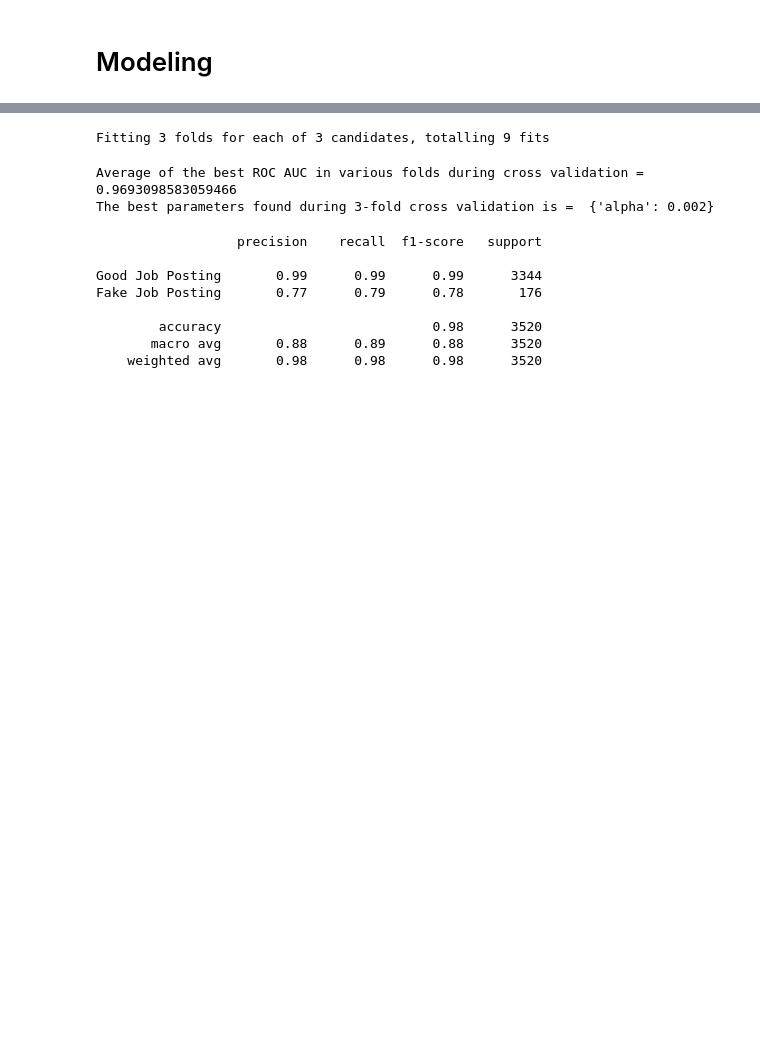
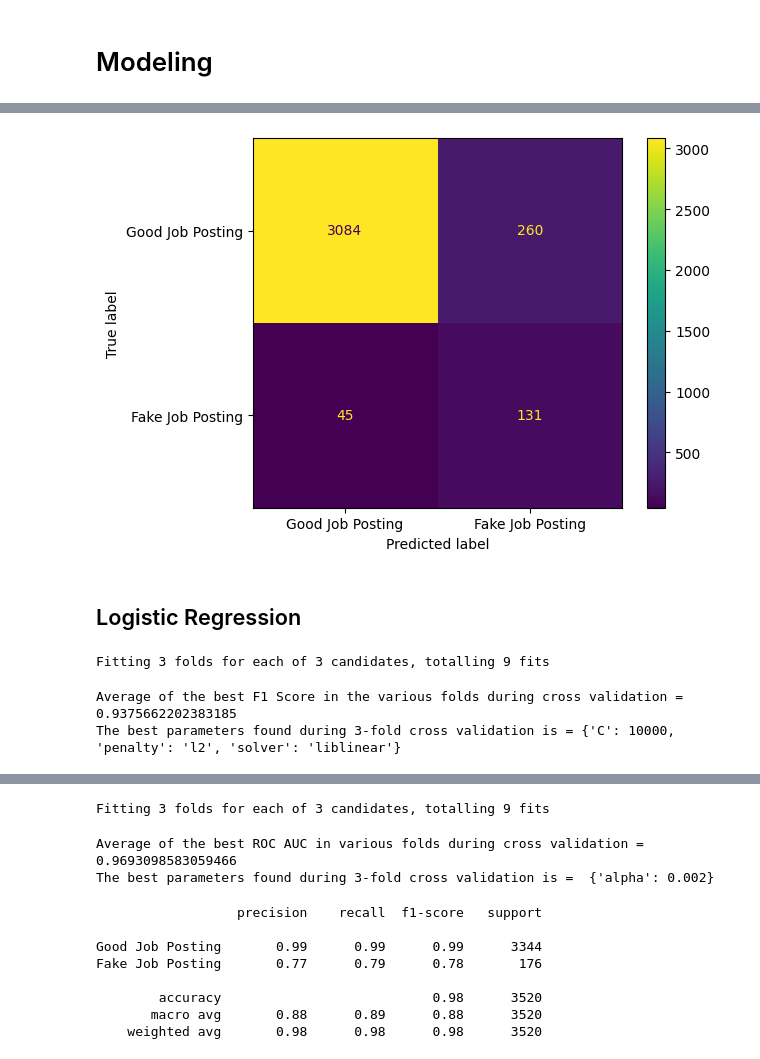
Before and after one commit to ADS-599-Team-2-Capstone/ADS-599-Capstone, a Jupyter notebook: Code Library Folder/Modeling.ipynb, the cells around one changed output, grey strips where cells are left out. Saved outputs shown, nothing was run; the diff lists cells and outputs as text; code cells hidden in the pictures; blank space fills up the shorter version.

```diff
--- a/Code Library Folder/Modeling.ipynb
+++ b/Code Library Folder/Modeling.ipynb
@@ -50,0 +128,50 @@ def model_stats(model_name: str, grid_search, x: pd.DataFrame, y: pd.Series) ->
+# %%
+# Test Set Confusion Matrix
+ConfusionMatrixDisplay.from_estimator(
+    nb_nt_grid_search,
+    X_test_no_text,
+    y_test,
+    display_labels=["Good Job Posting", "Fake Job Posting"],
+);
+# %% [output]
+[figure, added]
+# %% [markdown]
+## Logistic Regression
+# %%
+# Logistic Regression
+# Define the model and parameter grid.
+model = LogisticRegression()
+solvers = ['liblinear']
+penalty = ['l2']
+c_values = [10000, 5000, 1000]
+grid = dict(solver=solvers,penalty=penalty,C=c_values)
+
+# define grid search
+lr_nt_grid_search = GridSearchCV(estimator=model,
+                              param_grid=grid,
+                              cv=3,
+                              return_train_score=True,
+                              verbose=2,
+                              n_jobs=-1,
+                              scoring='f1',
+                              error_score='raise'
+                              )
+# use sklearn.metrics.get_scorer_names() to get a list of all available scorers
+
+# Fit the model
+lr_nt_result = lr_nt_grid_search.fit(X_sm_train_no_text, y_sm_train)
+
+# Capture the results
+lr_nt_train_metrics = model_stats("Logistic Regression - w/o Text", lr_nt_grid_search,
+                                  x = X_sm_train_no_text, y = y_sm_train)
+lr_nt_test_metrics = model_stats("Logistic Regression - w/o Text", lr_nt_grid_search,
+                                 x = X_test_no_text, y = y_test)
+# %% [output]
+Fitting 3 folds for each of 3 candidates, totalling 9 fits
+# %%
+# Show the results of the grid search.
+print("Average of the best F1 Score in the various folds during cross validation =", lr_nt_result.best_score_)
+print("The best parameters found during 3-fold cross validation is =", lr_nt_result.best_params_)
+# %% [output]
+Average of the best F1 Score in the various folds during cross validation = 0.9375662202383185
+The best parameters found during 3-fold cross validation is = {'C': 10000, 'penalty': 'l2', 'solver': 'liblinear'}
```
Also changed, not shown: parts of 15 cells of this notebook.
